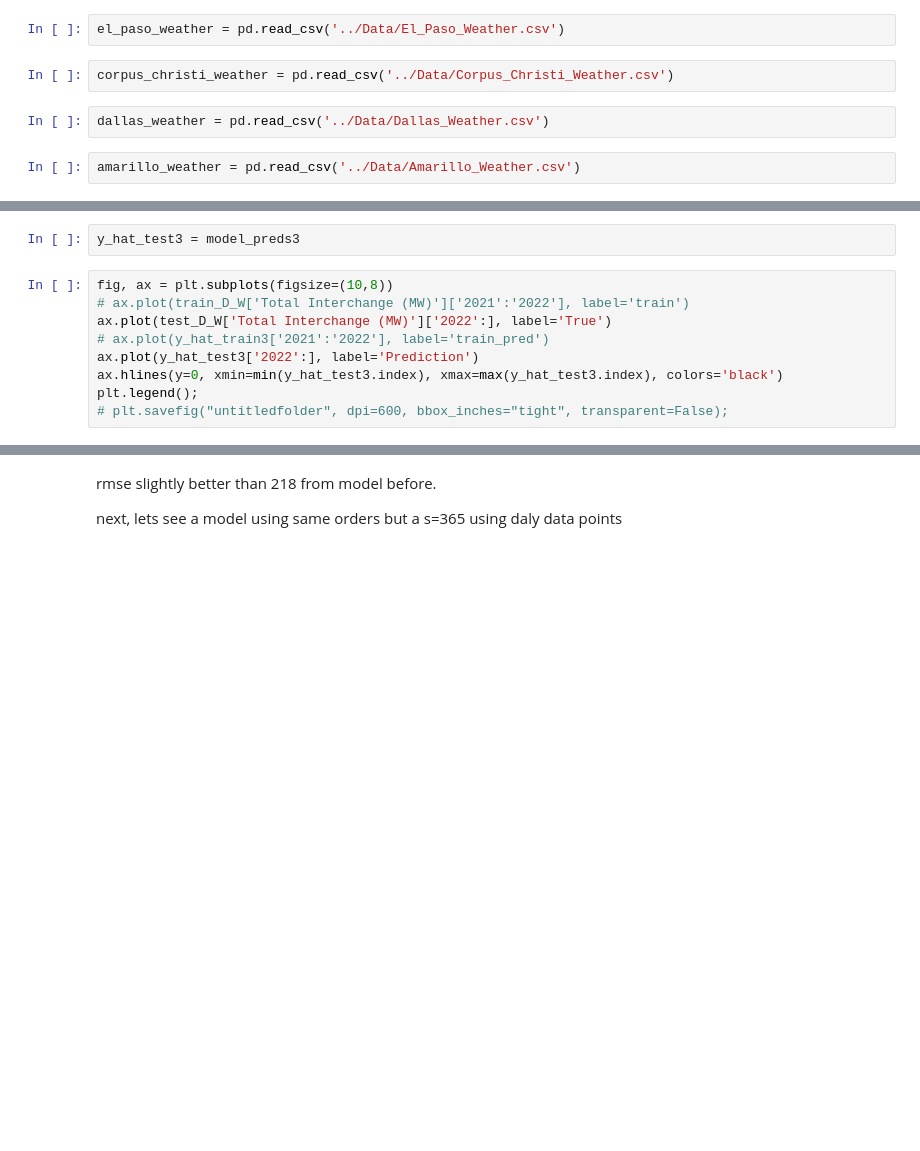
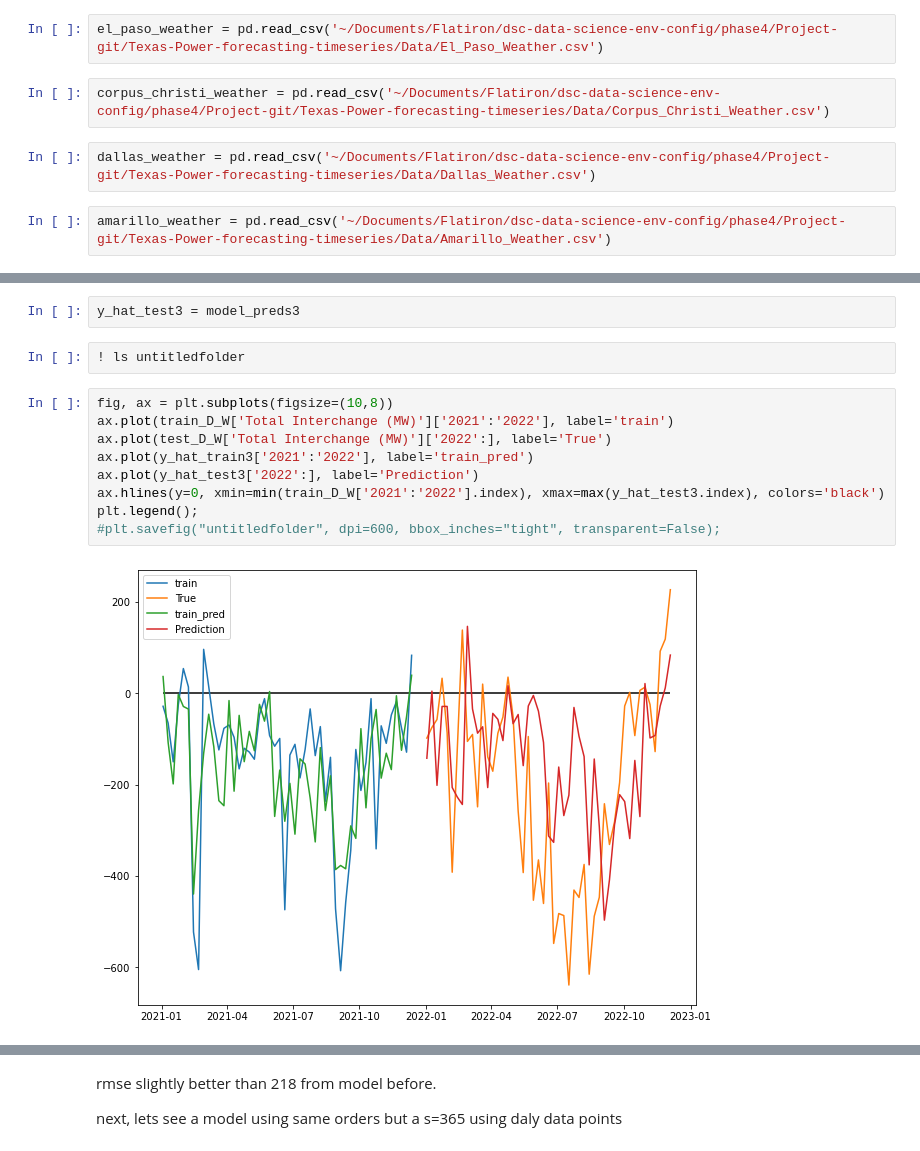
Before and after one commit to JuanMa894/Texas-Power-forecasting-timeseries, a Jupyter notebook: Notebooks/juan-notebook.ipynb, the cells around one changed output, grey strips where cells are left out. Cells and saved outputs as stored; diff of their text form; blank space fills up the shorter version.

Commit message:
model prediction plot, and forecast

```diff
--- a/Notebooks/juan-notebook.ipynb
+++ b/Notebooks/juan-notebook.ipynb
@@ -403,11 +413,11 @@ Corpus_Christi_Weather.csv texasPowerGrid.csv
 # %%
-el_paso_weather = pd.read_csv('../Data/El_Paso_Weather.csv')
+el_paso_weather = pd.read_csv('~/Documents/Flatiron/dsc-data-science-env-config/phase4/Project-git/Texas-Power-forecasting-timeseries/Data/El_Paso_Weather.csv')
 # %%
-corpus_christi_weather = pd.read_csv('../Data/Corpus_Christi_Weather.csv')
+corpus_christi_weather = pd.read_csv('~/Documents/Flatiron/dsc-data-science-env-config/phase4/Project-git/Texas-Power-forecasting-timeseries/Data/Corpus_Christi_Weather.csv')
 # %%
-dallas_weather = pd.read_csv('../Data/Dallas_Weather.csv')
+dallas_weather = pd.read_csv('~/Documents/Flatiron/dsc-data-science-env-config/phase4/Project-git/Texas-Power-forecasting-timeseries/Data/Dallas_Weather.csv')
 # %%
-amarillo_weather = pd.read_csv('../Data/Amarillo_Weather.csv')
+amarillo_weather = pd.read_csv('~/Documents/Flatiron/dsc-data-science-env-config/phase4/Project-git/Texas-Power-forecasting-timeseries/Data/Amarillo_Weather.csv')
 # %%
 weather_station_list = [el_paso_weather, corpus_christi_weather, dallas_weather, amarillo_weather]
 
@@ -685,12 +695,16 @@ rmse_result
 y_hat_train3 = res_model0.predict(typ='levels')
 # %%
 y_hat_test3 = model_preds3
+# %%
+! ls untitledfolder
 # %%
 fig, ax = plt.subplots(figsize=(10,8))
-# ax.plot(train_D_W['Total Interchange (MW)']['2021':'2022'], label='train')
+ax.plot(train_D_W['Total Interchange (MW)']['2021':'2022'], label='train')
 ax.plot(test_D_W['Total Interchange (MW)']['2022':], label='True')
-# ax.plot(y_hat_train3['2021':'2022'], label='train_pred')
+ax.plot(y_hat_train3['2021':'2022'], label='train_pred')
 ax.plot(y_hat_test3['2022':], label='Prediction')
-ax.hlines(y=0, xmin=min(y_hat_test3.index), xmax=max(y_hat_test3.index), colors='black')
+ax.hlines(y=0, xmin=min(train_D_W['2021':'2022'].index), xmax=max(y_hat_test3.index), colors='black')
 plt.legend();
-# plt.savefig("untitledfolder", dpi=600, bbox_inches="tight", transparent=False);
+#plt.savefig("untitledfolder", dpi=600, bbox_inches="tight", transparent=False);
+# %% [output]
+[figure, added]
```
Also changed, not shown: parts of 11 cells of this notebook.
